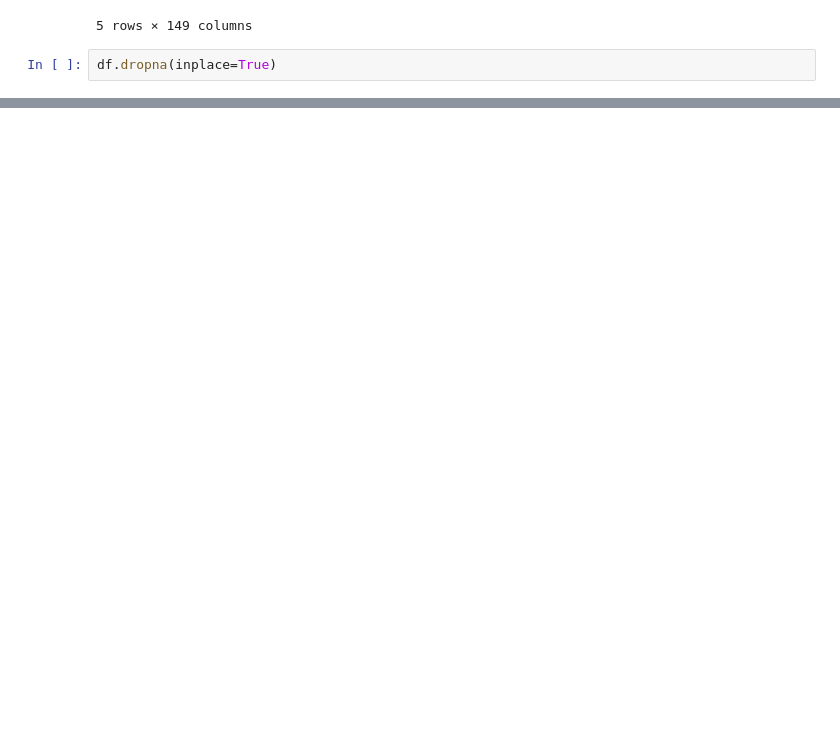
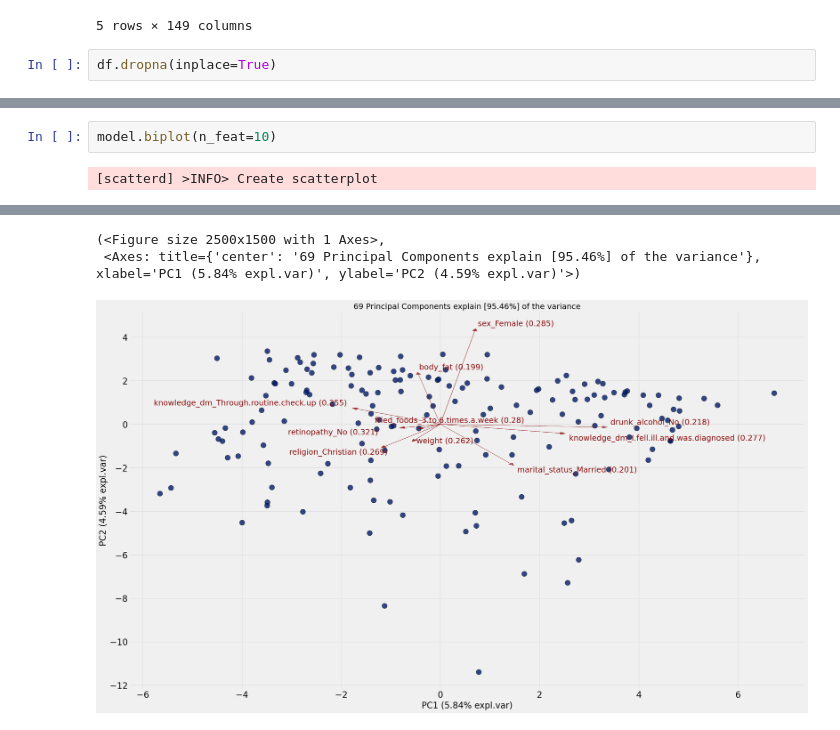
Before and after one commit to KomlaRD/obesity_yankah, a Jupyter notebook: eda.ipynb, the cells around one changed output, grey strips where cells are left out. Saved outputs shown, nothing was run; the diff lists cells and outputs as text; blank space fills up the shorter version.

```diff
--- a/eda.ipynb
+++ b/eda.ipynb
@@ -19,0 +48,4 @@ df.dropna(inplace=True)
+# %%
+model.biplot(n_feat=10)
+# %% [output]
+[scatterd] >INFO> Create scatterplot
@@ -19,0 +54,3 @@ df.dropna(inplace=True)
+(<Figure size 2500x1500 with 1 Axes>,
+ <Axes: title={'center': '69 Principal Components explain [95.46%] of the variance'}, xlabel='PC1 (5.84% expl.var)', ylabel='PC2 (4.59% expl.var)'>)
+[figure, added]
```
Also changed, not shown: parts of 7 cells of this notebook.
